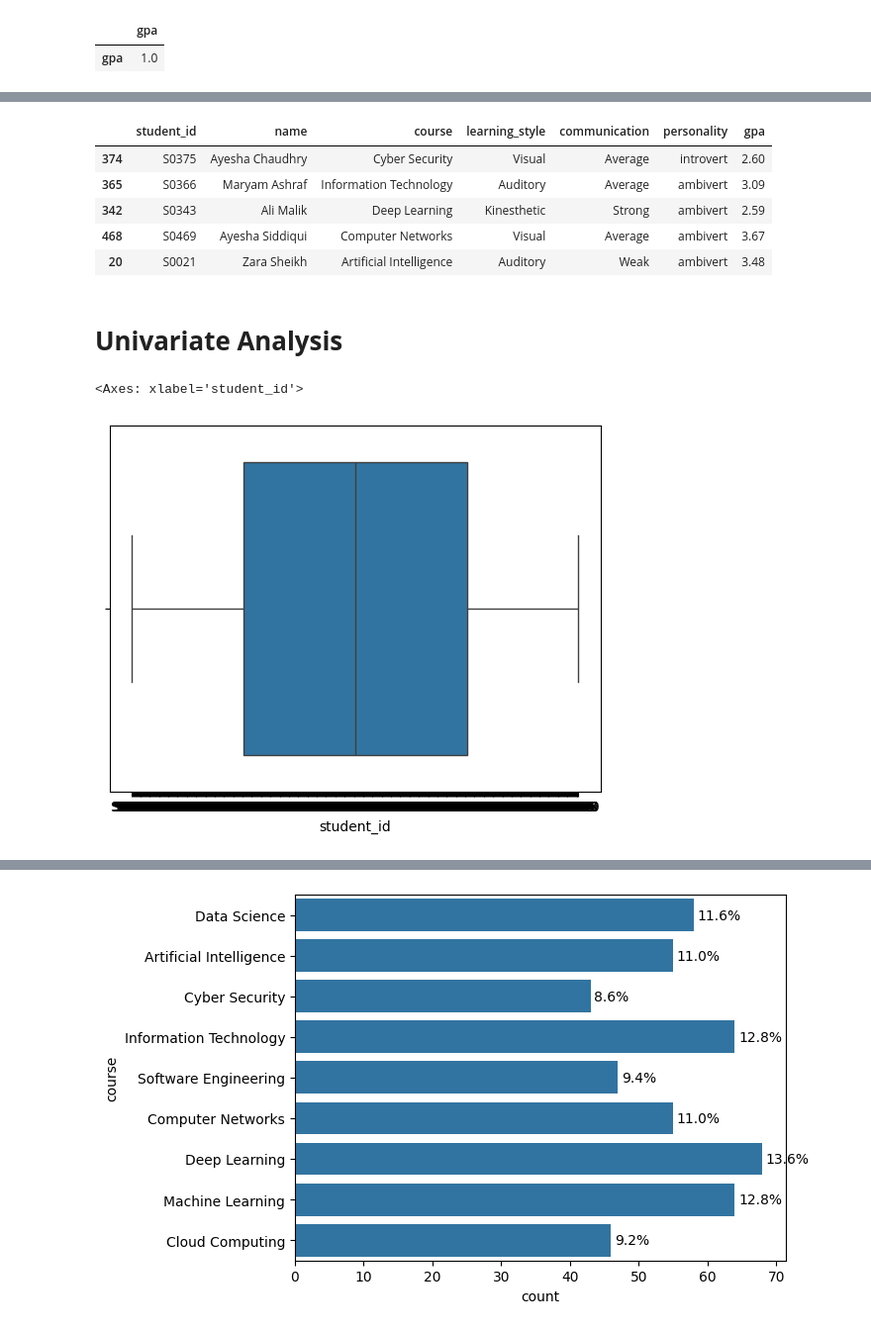
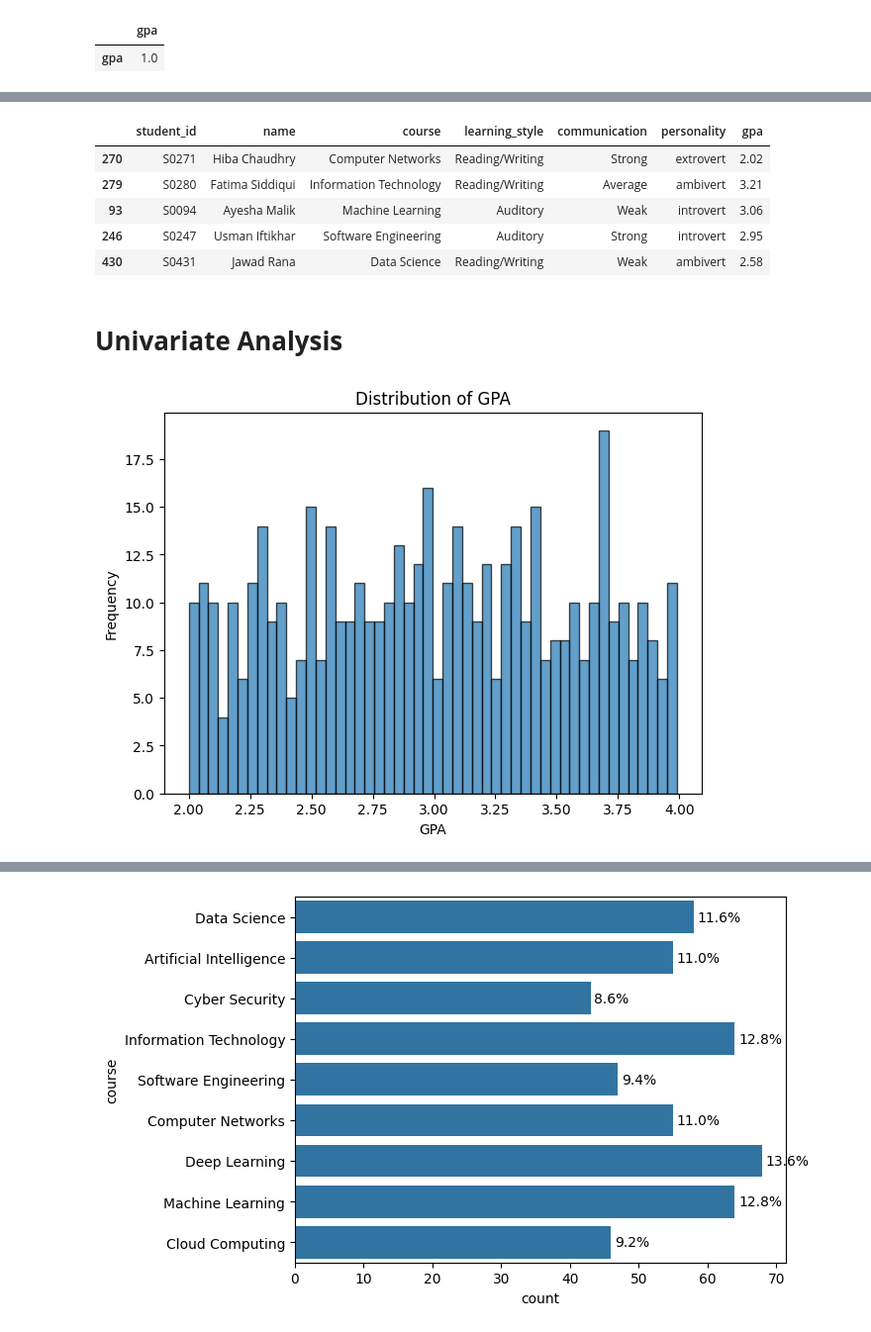
Before and after one commit to MuqaddasIftikhar17/EduMate-AI, a Jupyter notebook: ai/students.ipynb, the cells around one changed output, grey strips where cells are left out. Shown at 99% size. Cells and saved outputs as stored; diff of their text form; code cells hidden in the pictures.

Commit message:
Add EDA with 15+ visualizations and statistical tests

```diff
--- a/ai/students.ipynb
+++ b/ai/students.ipynb
@@ -303,3 +135,0 @@ Name: count, Length: 186, dtype: int64
-# %%
-# standardize personality type
-students['personality'] = students['personality'].str.lower()
@@ -321,3 +135,0 @@ Name: personality, Length: 500, dtype: object
-# %%
-# this will clean invisible whitespaces
-students = students.applymap(lambda x: x.strip() if isinstance(x, str) else x)
@@ -323,0 +145,6 @@ students = students.applymap(lambda x: x.strip() if isinstance(x, str) else x)
+# %%
+# Clean and standardize text columns
+text_columns = ['name', 'course', 'learning_style', 'communication', 'personality']
+for col in text_columns:
+    if col in students.columns:
+        students[col] = students[col].str.strip().str.lower()
@@ -325,15 +331,19 @@ students = students.applymap(lambda x: x.strip() if isinstance(x, str) else x)
 students.sample(5)
 # %% [output]
 |  | student_id | name | course | learning_style | communication | personality | gpa |
-| 374 | S0375 | Ayesha Chaudhry | Cyber Security | Visual | Average | introvert | 2.60 |
-| 365 | S0366 | Maryam Ashraf | Information Technology | Auditory | Average | ambivert | 3.09 |
-| 342 | S0343 | Ali Malik | Deep Learning | Kinesthetic | Strong | ambivert | 2.59 |
-| 468 | S0469 | Ayesha Siddiqui | Computer Networks | Visual | Average | ambivert | 3.67 |
-| 20 | S0021 | Zara Sheikh | Artificial Intelligence | Auditory | Weak | ambivert | 3.48 |
+| 270 | S0271 | Hiba Chaudhry | Computer Networks | Reading/Writing | Strong | extrovert | 2.02 |
+| 279 | S0280 | Fatima Siddiqui | Information Technology | Reading/Writing | Average | ambivert | 3.21 |
+| 93 | S0094 | Ayesha Malik | Machine Learning | Auditory | Weak | introvert | 3.06 |
+| 246 | S0247 | Usman Iftikhar | Software Engineering | Auditory | Strong | introvert | 2.95 |
+| 430 | S0431 | Jawad Rana | Data Science | Reading/Writing | Weak | ambivert | 2.58 |
 # %% [markdown]
 # **Univariate Analysis**
 # %%
-sns.boxplot(x = students['student_id'])
+plt.figure(figsize=(7, 5))
+plt.hist(students['gpa'], bins = 50, edgecolor = 'black', alpha = 0.7)
+plt.title("Distribution of GPA")
+plt.xlabel('GPA')
+plt.ylabel("Frequency")
+plt.show()
 # %% [output]
-<Axes: xlabel='student_id'>
-[figure, old version]
+[figure, new version]
```
Also changed, not shown: parts of 39 cells of this notebook, 3 other files.
